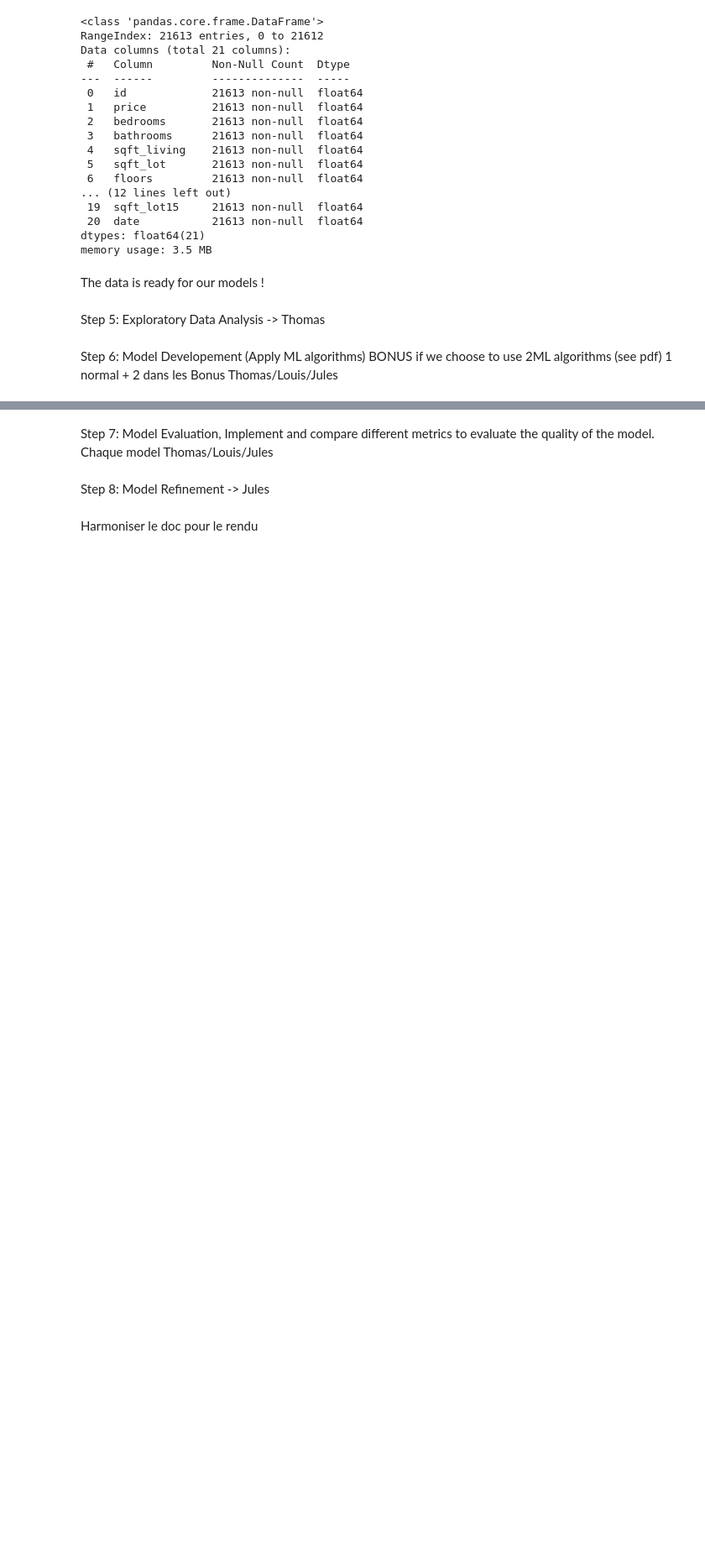
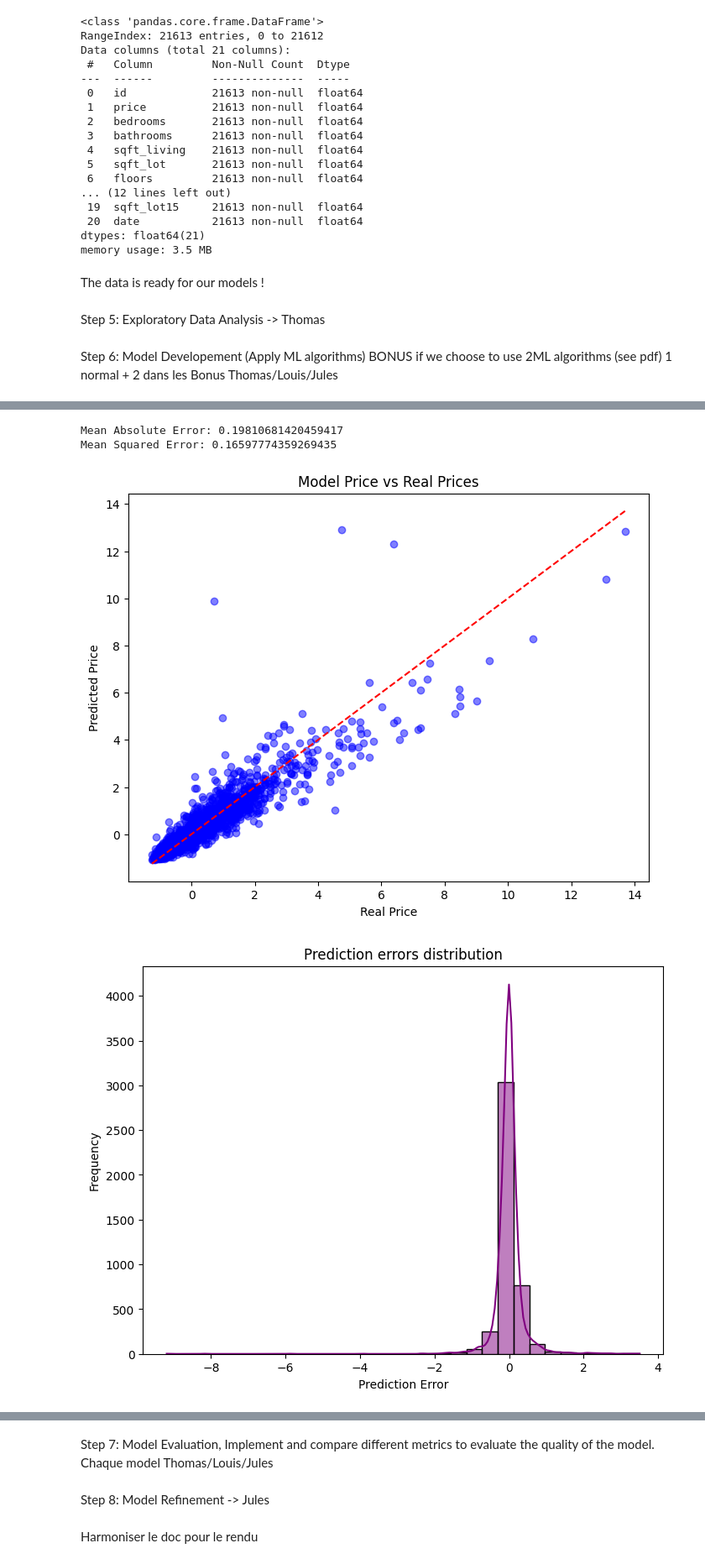
Before and after one commit to ThomasMrchl/machine-learning-algorithms, a Jupyter notebook: report.ipynb, the cells around one changed output, grey strips where cells are left out. Shown: that part at 84% size. Cells and saved outputs as stored; diff of their text form; code cells hidden in the pictures; blank space fills up the shorter version.

Commit message:
[ADD] Random Forest Regressor

```diff
--- a/report.ipynb
+++ b/report.ipynb
@@ -142,0 +163,48 @@ Thomas/Louis/Jules
+# %%
+
+X = processed_df.drop('price', axis=1)
+y = processed_df['price']
+
+X_train, X_test, y_train, y_test = train_test_split(X, y, test_size=0.2, random_state=42)
+
+model = RandomForestRegressor(n_estimators=100, random_state=42)
+model.fit(X_train, y_train)
+
+y_pred = model.predict(X_test)
+
+mae = mean_absolute_error(y_test, y_pred)
+mse = mean_squared_error(y_test, y_pred)
+
+print(f'Mean Absolute Error: {mae}')
+print(f'Mean Squared Error: {mse}')
+# %% [output]
+Mean Absolute Error: 0.19810681420459417
+Mean Squared Error: 0.16597774359269435
+# %%
+
+plt.figure(figsize=(8, 6))
+plt.scatter(y_test, y_pred, color='blue', alpha=0.5)
+plt.plot([min(y_test), max(y_test)], [min(y_test), max(y_test)], color='red', linestyle='--')
+plt.xlabel('Real Price')
+plt.ylabel('Predicted Price')
+plt.title('Model Price vs Real Prices')
+plt.show()
+
+errors = y_test - y_pred
+plt.figure(figsize=(8, 6))
+sns.histplot(errors, kde=True, color='purple', bins=30)
+plt.xlabel('Prediction Error')
+plt.ylabel('Frequency')
+plt.title('Prediction errors distribution')
+plt.show()
+
+abs_errors = np.abs(errors)
+plt.figure(figsize=(8, 6))
+sns.histplot(abs_errors, kde=True, color='green', bins=30)
+plt.xlabel('Absolute Error')
+plt.ylabel('Frequency')
+plt.title('Absolute errors distribution')
+plt.show()
+# %% [output]
+[figure, added]
+[figure, added]
```
Also changed, not shown: parts of 4 cells of this notebook.
